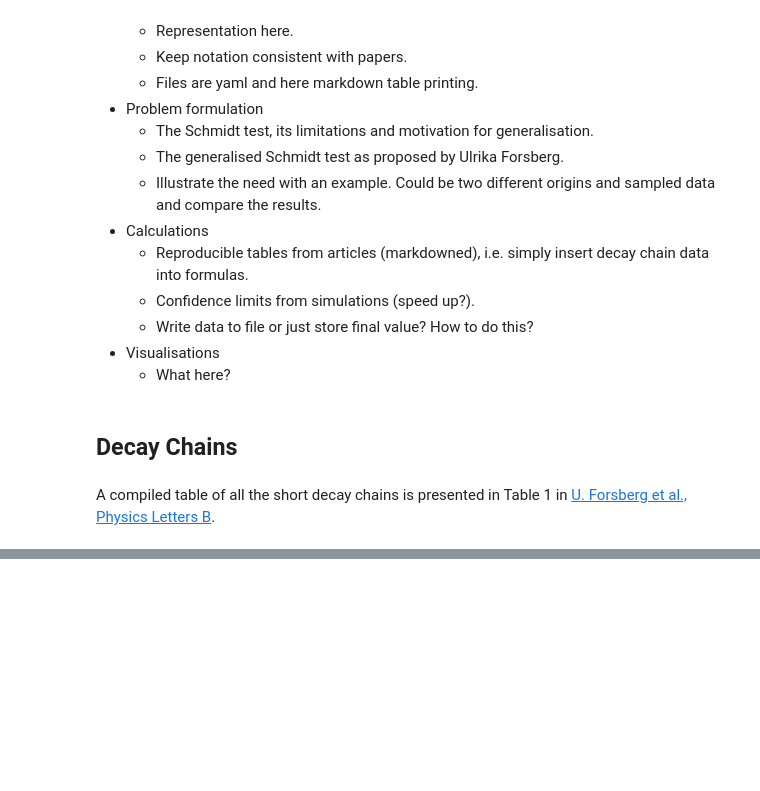
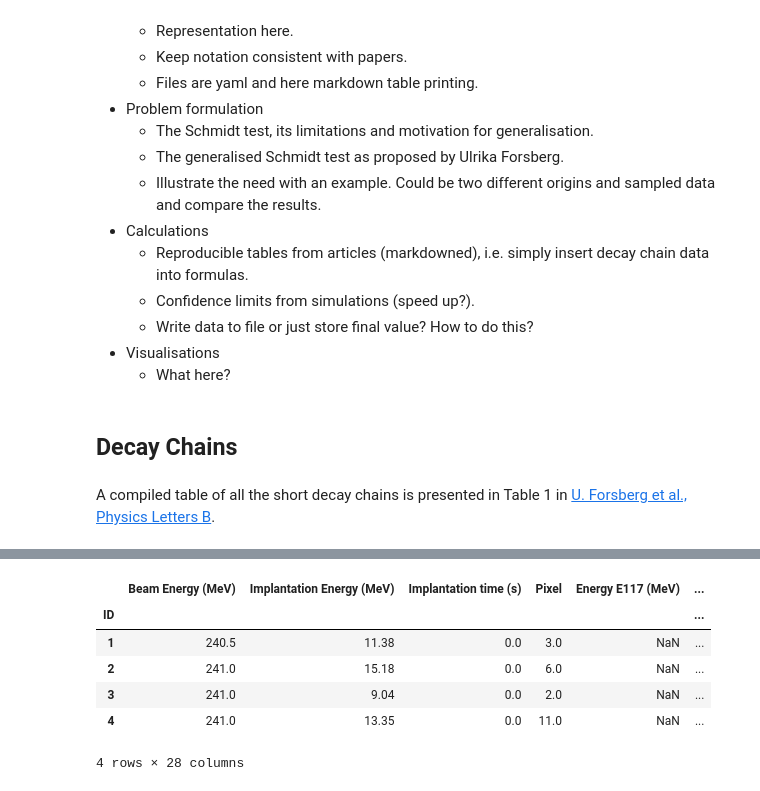
Before and after one commit to ASamarkRoth/ChainCongruency, a Jupyter notebook: ChainCongruency.ipynb, the cells around one changed output, grey strips where cells are left out. Drawn from its saved outputs; the diff is of its cells as text; code cells hidden in the pictures; blank space fills up the shorter version.

```diff
--- a/ChainCongruency.ipynb
+++ b/ChainCongruency.ipynb
@@ -27,0 +91,14 @@ A compiled table of all the short decay chains is presented in Table 1 in  [U. F
+# %%
+df_short = df.loc[('Dubna', 'E115', 'Short')]
+frames = [df1, df2, df3]
+
+In [5]: result = pd.concat(frames)
+df_short
+# %% [output]
+|  | Beam Energy (MeV) | Implantation Energy (MeV) | Implantation time (s) | Pixel | Energy E117 (MeV) | ... |
+| ID |  |  |  |  |  | ... |
+| 1 | 240.5 | 11.38 | 0.0 | 3.0 | NaN | ... |
+| 2 | 241.0 | 15.18 | 0.0 | 6.0 | NaN | ... |
+| 3 | 241.0 | 9.04 | 0.0 | 2.0 | NaN | ... |
+| 4 | 241.0 | 13.35 | 0.0 | 11.0 | NaN | ... |
+4 rows × 28 columns
```
Also changed, not shown: parts of 9 cells of this notebook, 1 other file.
